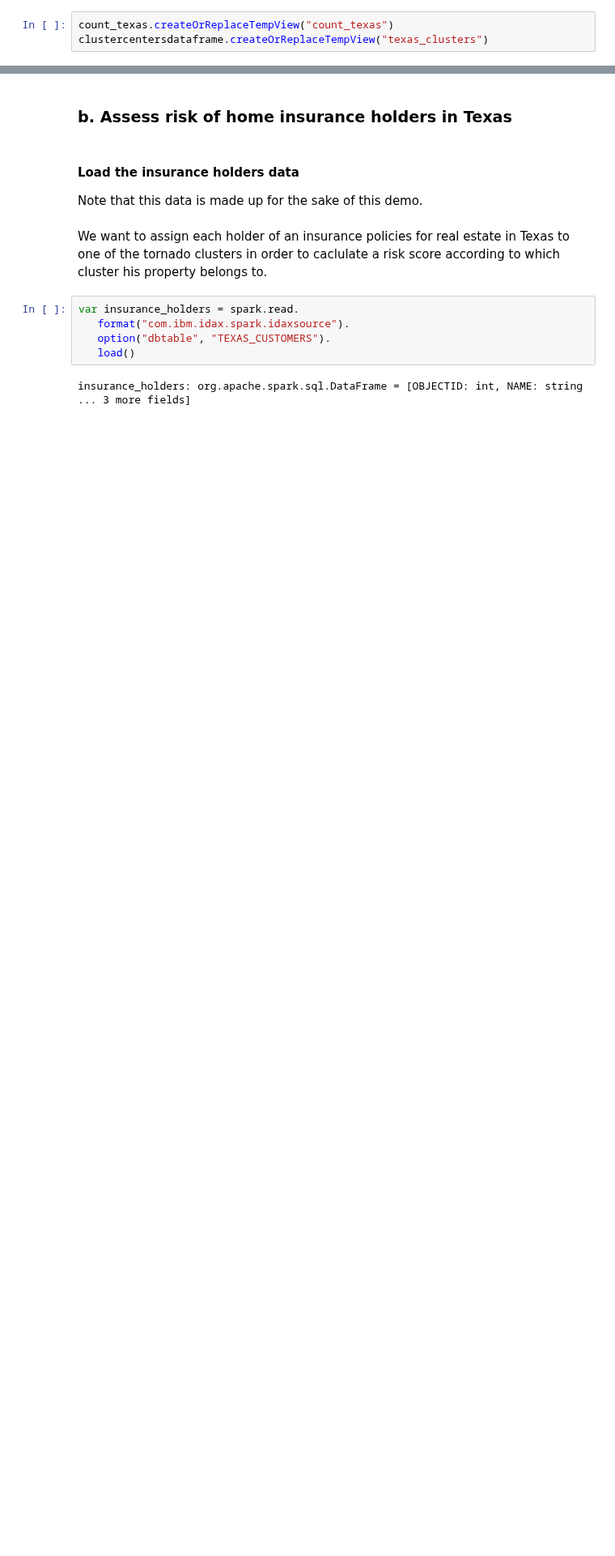
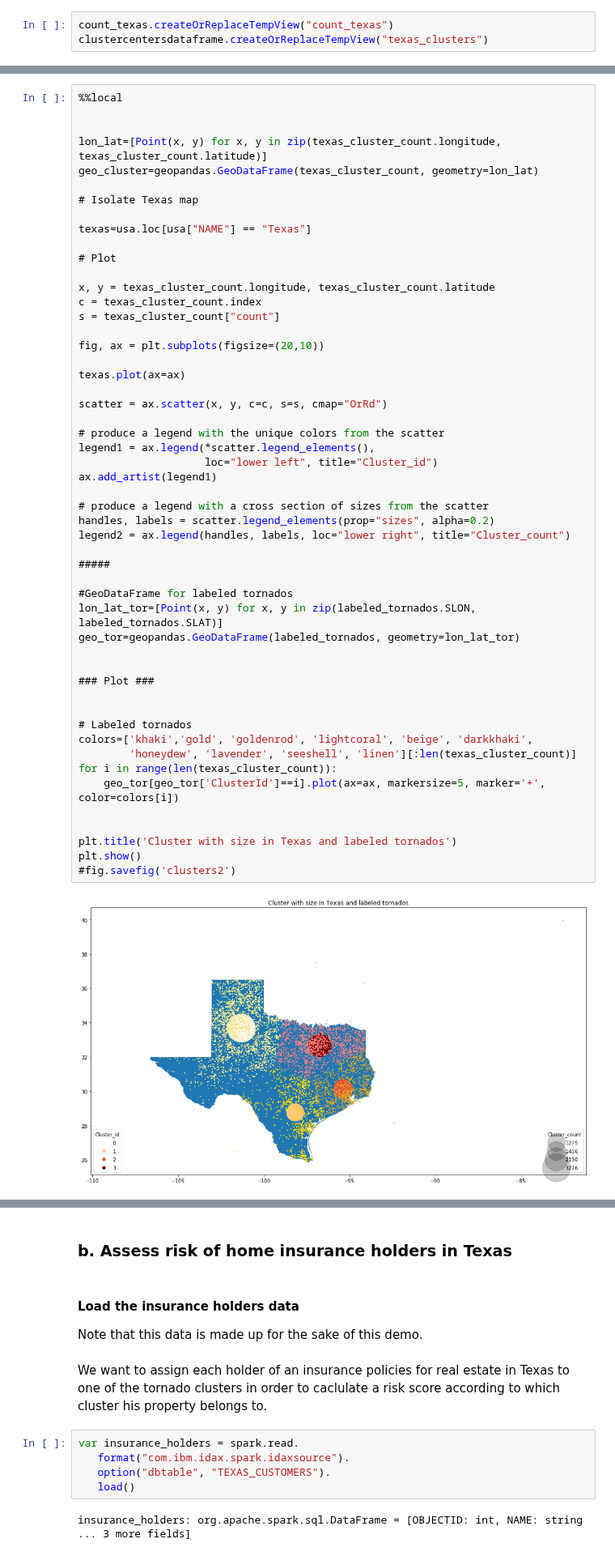
Before and after one commit to ibmdbanalytics/dashdb_analytic_tools, a Jupyter notebook: livy_notebooks/Tornado/Tornado_Clustering_Scala_Viz.ipynb, the cells around one changed output, grey strips where cells are left out. Shown at 81% size. Cells and saved outputs as stored; diff of their text form; blank space fills up the shorter version.

```diff
--- a/livy_notebooks/Tornado/Tornado_Clustering_Scala_Viz.ipynb
+++ b/livy_notebooks/Tornado/Tornado_Clustering_Scala_Viz.ipynb
@@ -616,0 +640,54 @@ Here we can see in which parts of Texas tornados seem to be concentrated. The si
+# %%
+%%local
+
+
+lon_lat=[Point(x, y) for x, y in zip(texas_cluster_count.longitude, texas_cluster_count.latitude)]
+geo_cluster=geopandas.GeoDataFrame(texas_cluster_count, geometry=lon_lat)
+
+# Isolate Texas map
+
+texas=usa.loc[usa["NAME"] == "Texas"]
+
+# Plot
+
+x, y = texas_cluster_count.longitude, texas_cluster_count.latitude
+c = texas_cluster_count.index
+s = texas_cluster_count["count"]
+
+fig, ax = plt.subplots(figsize=(20,10))
+
+texas.plot(ax=ax)
+
+scatter = ax.scatter(x, y, c=c, s=s, cmap="OrRd")
+
+# produce a legend with the unique colors from the scatter
+legend1 = ax.legend(*scatter.legend_elements(),
+                    loc="lower left", title="Cluster_id")
+ax.add_artist(legend1)
+
+# produce a legend with a cross section of sizes from the scatter
+handles, labels = scatter.legend_elements(prop="sizes", alpha=0.2)
+legend2 = ax.legend(handles, labels, loc="lower right", title="Cluster_count")
+
+#####
+
+#GeoDataFrame for labeled tornados
+lon_lat_tor=[Point(x, y) for x, y in zip(labeled_tornados.SLON, labeled_tornados.SLAT)]
+geo_tor=geopandas.GeoDataFrame(labeled_tornados, geometry=lon_lat_tor)
+
+
+### Plot ###
+
+
+# Labeled tornados
+colors=['khaki','gold', 'goldenrod', 'lightcoral', 'beige', 'darkkhaki',
+        'honeydew', 'lavender', 'seeshell', 'linen'][:len(texas_cluster_count)]
+for i in range(len(texas_cluster_count)):
+    geo_tor[geo_tor['ClusterId']==i].plot(ax=ax, markersize=5, marker='+', color=colors[i])
+
+
+plt.title('Cluster with size in Texas and labeled tornados')
+plt.show()
+#fig.savefig('clusters2')
+# %% [output]
+[figure, added]
```
Also changed, not shown: parts of 28 cells of this notebook, 1 other file.
